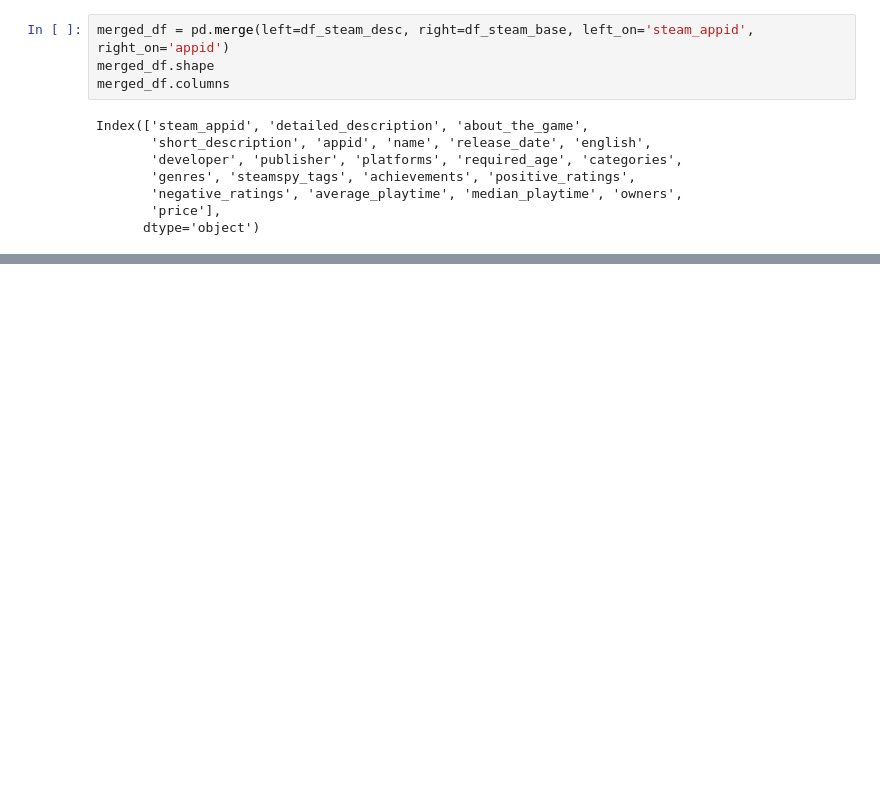
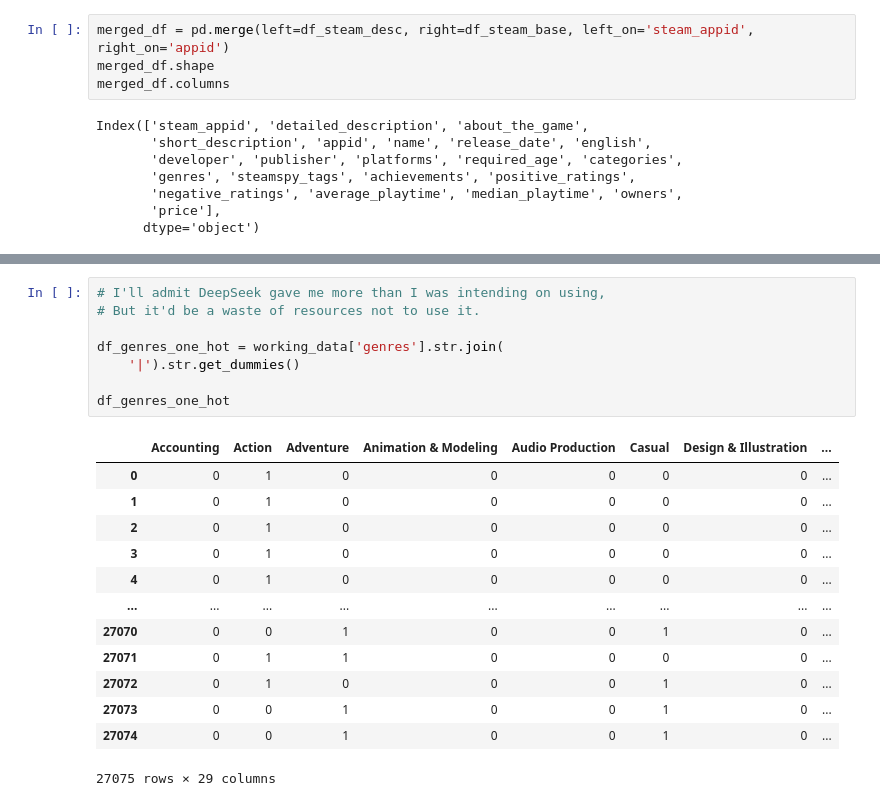
Before and after one commit to Ace-Quantum/atlas-machine_learning, a Jupyter notebook: Playground/steam_fun/pre_processing.ipynb, the cells around one changed output, grey strips where cells are left out. Drawn from its saved outputs; the diff is of its cells as text; blank space fills up the shorter version.

```diff
--- a/Playground/steam_fun/pre_processing.ipynb
+++ b/Playground/steam_fun/pre_processing.ipynb
@@ -185,0 +216,22 @@ Name: detailed_description, Length: 27075, dtype: object
+# %%
+# I'll admit DeepSeek gave me more than I was intending on using,
+# But it'd be a waste of resources not to use it.
+
+df_genres_one_hot = working_data['genres'].str.join(
+    '|').str.get_dummies()
+
+df_genres_one_hot
+# %% [output]
+|  | Accounting | Action | Adventure | Animation & Modeling | Audio Production | Casual | Design & Illustration | ... |
+| 0 | 0 | 1 | 0 | 0 | 0 | 0 | 0 | ... |
+| 1 | 0 | 1 | 0 | 0 | 0 | 0 | 0 | ... |
+| 2 | 0 | 1 | 0 | 0 | 0 | 0 | 0 | ... |
+| 3 | 0 | 1 | 0 | 0 | 0 | 0 | 0 | ... |
+| 4 | 0 | 1 | 0 | 0 | 0 | 0 | 0 | ... |
+| ... | ... | ... | ... | ... | ... | ... | ... | ... |
+| 27070 | 0 | 0 | 1 | 0 | 0 | 1 | 0 | ... |
+| 27071 | 0 | 1 | 1 | 0 | 0 | 0 | 0 | ... |
+| 27072 | 0 | 1 | 0 | 0 | 0 | 1 | 0 | ... |
+| 27073 | 0 | 0 | 1 | 0 | 0 | 1 | 0 | ... |
+| 27074 | 0 | 0 | 1 | 0 | 0 | 1 | 0 | ... |
+27075 rows × 29 columns
```
Also changed, not shown: parts of 14 cells of this notebook.
